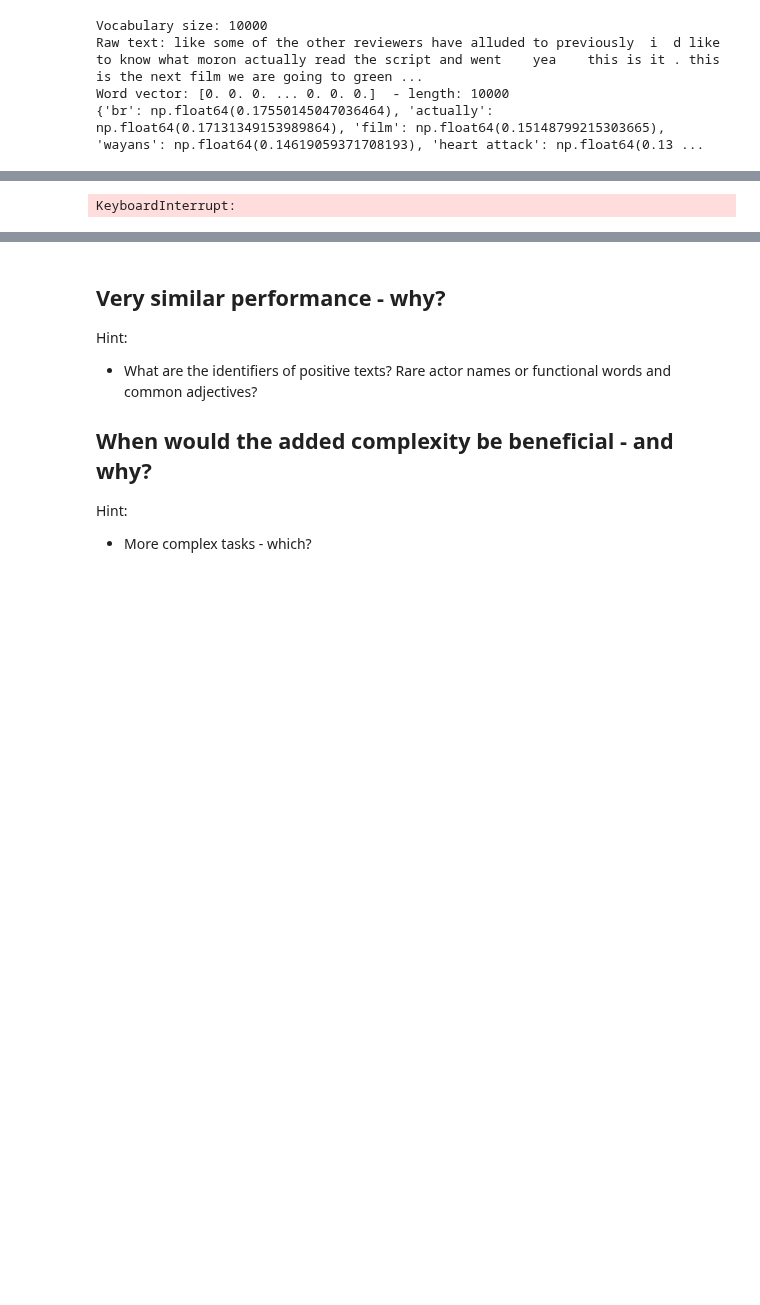
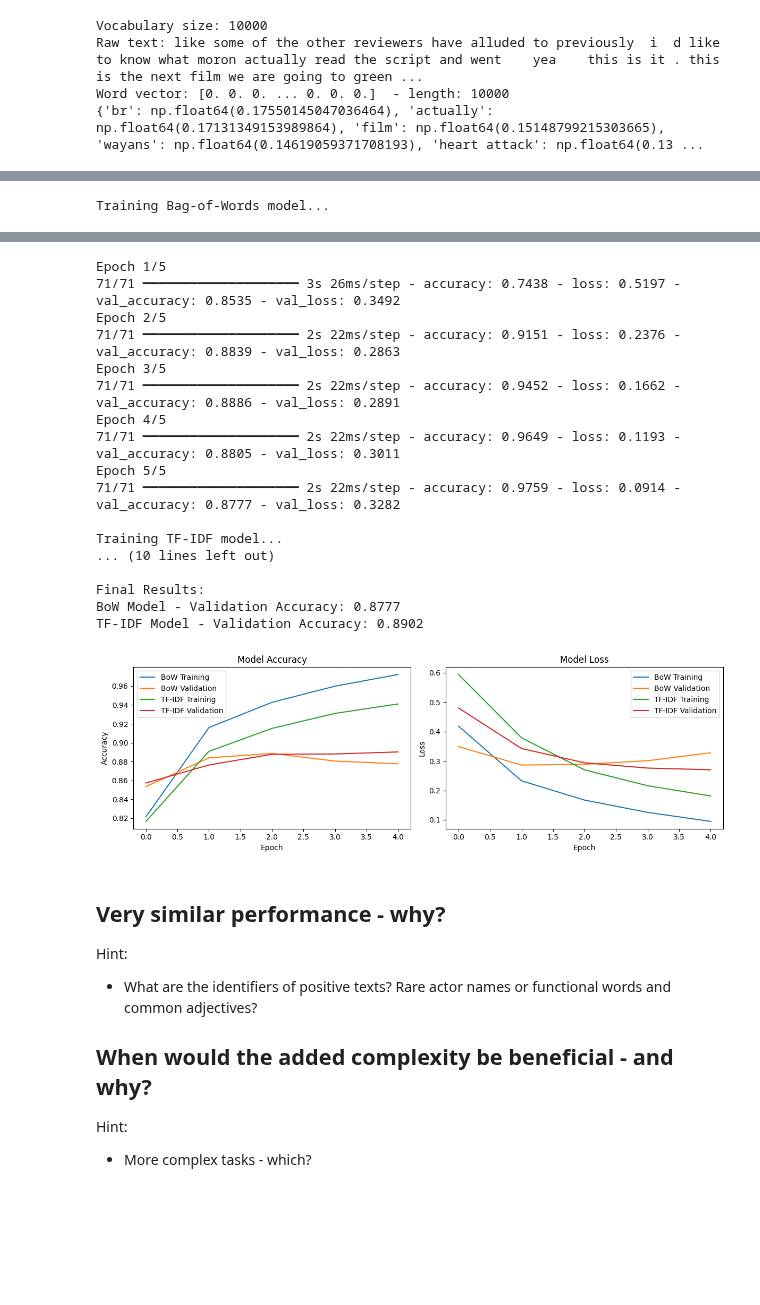
Before and after one commit to radoslavKiryazov/MAL, a Jupyter notebook: Assignment 6/sentiment analysis examples.ipynb, the cells around one changed output, grey strips where cells are left out. Drawn from its saved outputs; the diff is of its cells as text; code cells hidden in the pictures; blank space fills up the shorter version.

```diff
--- a/Assignment 6/sentiment analysis examples.ipynb
+++ b/Assignment 6/sentiment analysis examples.ipynb
@@ -189,7 +189,7 @@ output_dim = 1    # parameters in layer 2, output layer, binary classification
 
 # training parameters
 epochs = 5
-batch_size = 128
+batch_size = 256
 
 # function to create model (same architecture for both)
 def create_model():
@@ -206,25 +206,25 @@ def create_model():
     )
     return model
 
-# wrap the model using KerasClassifier
-model = KerasClassifier(build_fn=create_model, verbose=0)
+# # wrap the model using KerasClassifier
+# model = KerasClassifier(build_fn=create_model, verbose=0)
 
-# define the grid search parameters
-param_grid = {
-    'epochs': [5, 10, 15],
-    'batch_size': [64, 128, 256]
-}
+# # define the grid search parameters
+# param_grid = {
+#     'epochs': [5, 10, 15],
+#     'batch_size': [64, 128, 256]
+# }
 
-# create GridSearchCV object
-grid = GridSearchCV(estimator=model, param_grid=param_grid, n_jobs=-1, cv=3)
+# # create GridSearchCV object
+# grid = GridSearchCV(estimator=model, param_grid=param_grid, n_jobs=-1, cv=3)
 
-# fit the grid search
-grid_result = grid.fit(X_train_bow.toarray(), y_train)
+# # fit the grid search
+# grid_result = grid.fit(X_train_bow.toarray(), y_train)
 
-# summarize results
-print(f"Best: {grid_result.best_score_} using {grid_result.best_params_}")
-epochs = grid_result.best_params_['epochs']
-batch_size = grid_result.best_params_['batch_size']
+# # summarize results
+# print(f"Best: {grid_result.best_score_} using {grid_result.best_params_}")
+# epochs = grid_result.best_params_['epochs']
+# batch_size = grid_result.best_params_['batch_size']
 
 # train BoW model
 print("Training Bag-of-Words model...")
@@ -305 +296 @@ WARNING: All log messages before absl::InitializeLog() is called are written to
-KeyboardInterrupt:
+Training Bag-of-Words model...
@@ -306,3 +303,21 @@ KeyboardInterrupt:
+Epoch 1/5
+71/71 ━━━━━━━━━━━━━━━━━━━━ 3s 26ms/step - accuracy: 0.7438 - loss: 0.5197 - val_accuracy: 0.8535 - val_loss: 0.3492
+Epoch 2/5
+71/71 ━━━━━━━━━━━━━━━━━━━━ 2s 22ms/step - accuracy: 0.9151 - loss: 0.2376 - val_accuracy: 0.8839 - val_loss: 0.2863
+Epoch 3/5
+71/71 ━━━━━━━━━━━━━━━━━━━━ 2s 22ms/step - accuracy: 0.9452 - loss: 0.1662 - val_accuracy: 0.8886 - val_loss: 0.2891
+Epoch 4/5
+71/71 ━━━━━━━━━━━━━━━━━━━━ 2s 22ms/step - accuracy: 0.9649 - loss: 0.1193 - val_accuracy: 0.8805 - val_loss: 0.3011
+Epoch 5/5
+71/71 ━━━━━━━━━━━━━━━━━━━━ 2s 22ms/step - accuracy: 0.9759 - loss: 0.0914 - val_accuracy: 0.8777 - val_loss: 0.3282
+
+Training TF-IDF model...
+... (10 lines left out)
+
+Final Results:
+BoW Model - Validation Accuracy: 0.8777
+TF-IDF Model - Validation Accuracy: 0.8902
+[figure, added]
 # %% [markdown]
 ## Very similar performance - why?
 
```
Also changed, not shown: parts of 5 cells of this notebook.
